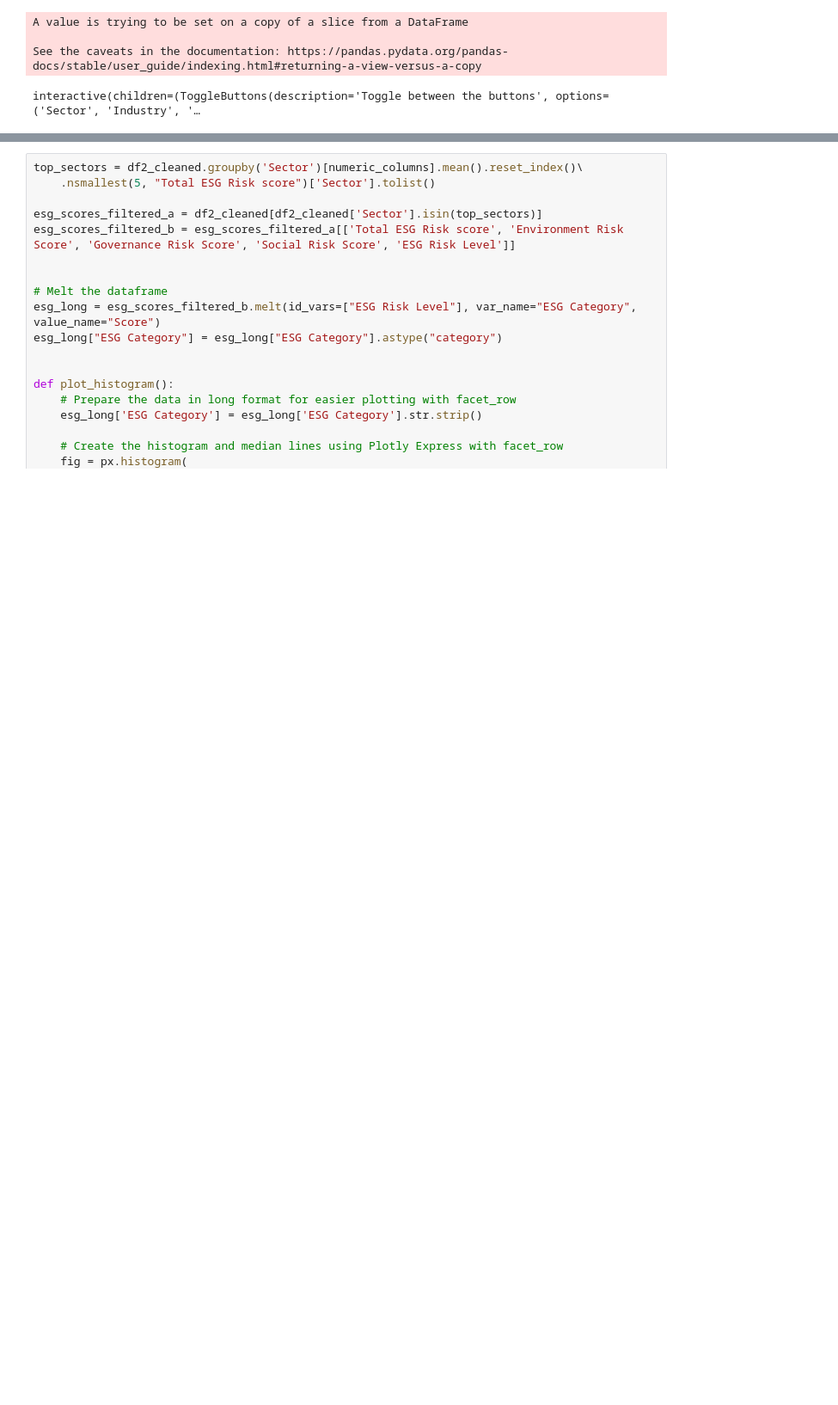
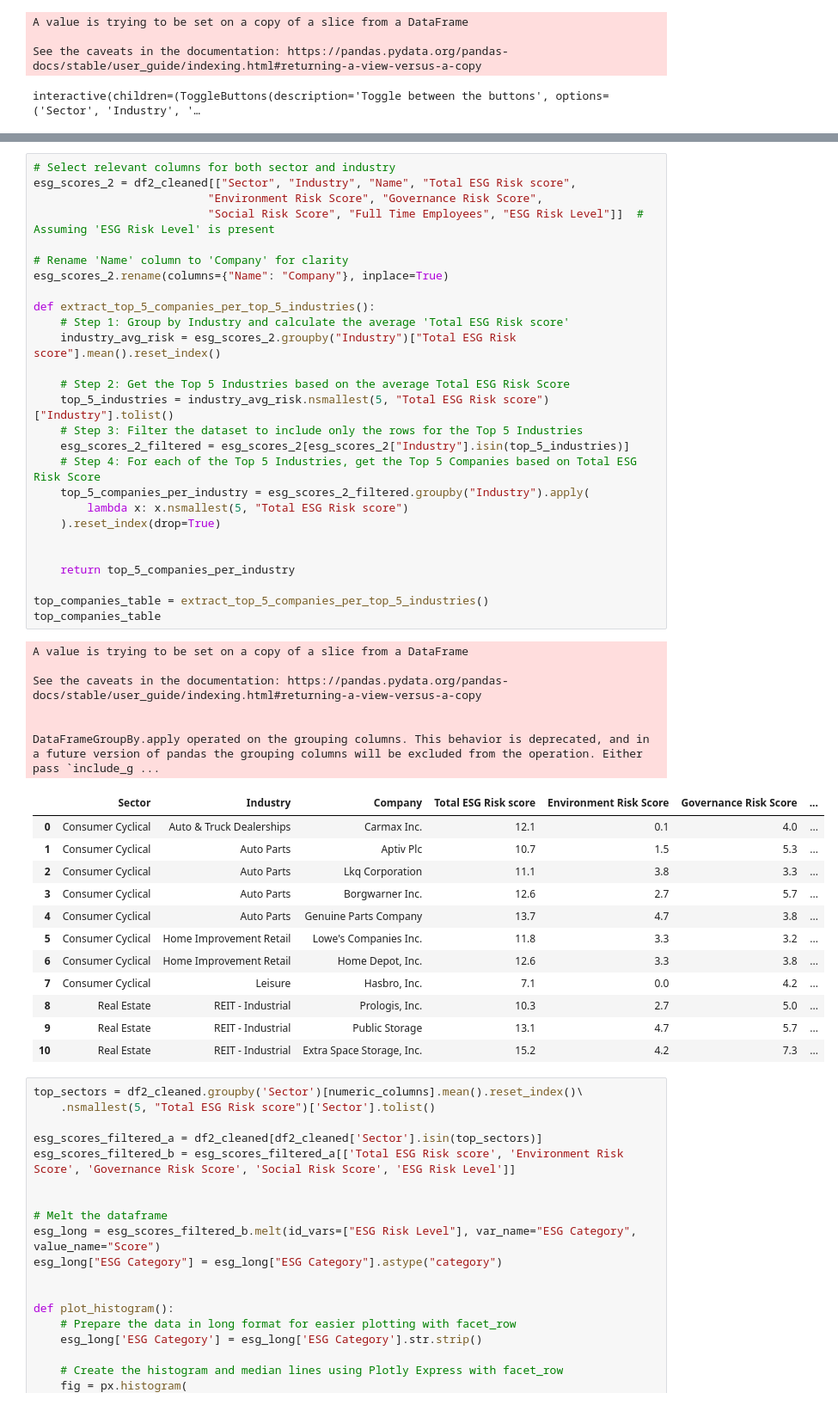
Before and after one commit to alyssa-tsh/ESG-Data-Analysis, a Jupyter notebook: esg_data.ipynb, the cells around one changed output, grey strips where cells are left out. Shown: that part at 86% size. Cells and saved outputs as stored; diff of their text form; blank space fills up the shorter version.

```diff
--- a/esg_data.ipynb
+++ b/esg_data.ipynb
@@ -308,3 +312,49 @@ interactive(children=(ToggleButtons(description='Toggle between the buttons', op
+# %%
+# Select relevant columns for both sector and industry
+esg_scores_2 = df2_cleaned[["Sector", "Industry", "Name", "Total ESG Risk score",
+                          "Environment Risk Score", "Governance Risk Score",
+                          "Social Risk Score", "Full Time Employees", "ESG Risk Level"]]  # Assuming 'ESG Risk Level' is present
+
+# Rename 'Name' column to 'Company' for clarity
+esg_scores_2.rename(columns={"Name": "Company"}, inplace=True)
+
+def extract_top_5_companies_per_top_5_industries():
+    # Step 1: Group by Industry and calculate the average 'Total ESG Risk score'
+    industry_avg_risk = esg_scores_2.groupby("Industry")["Total ESG Risk score"].mean().reset_index()
+
+    # Step 2: Get the Top 5 Industries based on the average Total ESG Risk Score
+    top_5_industries = industry_avg_risk.nsmallest(5, "Total ESG Risk score")["Industry"].tolist()
+    # Step 3: Filter the dataset to include only the rows for the Top 5 Industries
+    esg_scores_2_filtered = esg_scores_2[esg_scores_2["Industry"].isin(top_5_industries)]
+    # Step 4: For each of the Top 5 Industries, get the Top 5 Companies based on Total ESG Risk Score
+    top_5_companies_per_industry = esg_scores_2_filtered.groupby("Industry").apply(
+        lambda x: x.nsmallest(5, "Total ESG Risk score")
+    ).reset_index(drop=True)
+
+
+    return top_5_companies_per_industry
+
+top_companies_table = extract_top_5_companies_per_top_5_industries()
+top_companies_table
+# %% [output]
+A value is trying to be set on a copy of a slice from a DataFrame
+
+See the caveats in the documentation: https://pandas.pydata.org/pandas-docs/stable/user_guide/indexing.html#returning-a-view-versus-a-copy
+
+
+DataFrameGroupBy.apply operated on the grouping columns. This behavior is deprecated, and in a future version of pandas the grouping columns will be excluded from the operation. Either pass `include_g ...
+|  | Sector | Industry | Company | Total ESG Risk score | Environment Risk Score | Governance Risk Score | ... |
+| 0 | Consumer Cyclical | Auto & Truck Dealerships | Carmax Inc. | 12.1 | 0.1 | 4.0 | ... |
+| 1 | Consumer Cyclical | Auto Parts | Aptiv Plc | 10.7 | 1.5 | 5.3 | ... |
+| 2 | Consumer Cyclical | Auto Parts | Lkq Corporation | 11.1 | 3.8 | 3.3 | ... |
+| 3 | Consumer Cyclical | Auto Parts | Borgwarner Inc. | 12.6 | 2.7 | 5.7 | ... |
+| 4 | Consumer Cyclical | Auto Parts | Genuine Parts Company | 13.7 | 4.7 | 3.8 | ... |
+| 5 | Consumer Cyclical | Home Improvement Retail | Lowe's Companies Inc. | 11.8 | 3.3 | 3.2 | ... |
+| 6 | Consumer Cyclical | Home Improvement Retail | Home Depot, Inc. | 12.6 | 3.3 | 3.8 | ... |
+| 7 | Consumer Cyclical | Leisure | Hasbro, Inc. | 7.1 | 0.0 | 4.2 | ... |
+| 8 | Real Estate | REIT - Industrial | Prologis, Inc. | 10.3 | 2.7 | 5.0 | ... |
+| 9 | Real Estate | REIT - Industrial | Public Storage | 13.1 | 4.7 | 5.7 | ... |
+| 10 | Real Estate | REIT - Industrial | Extra Space Storage, Inc. | 15.2 | 4.2 | 7.3 | ... |
 # %%
 top_sectors = df2_cleaned.groupby('Sector')[numeric_columns].mean().reset_index()\
     .nsmallest(5, "Total ESG Risk score")['Sector'].tolist()
```
Also changed, not shown: parts of 10 cells of this notebook, 1 other file.
